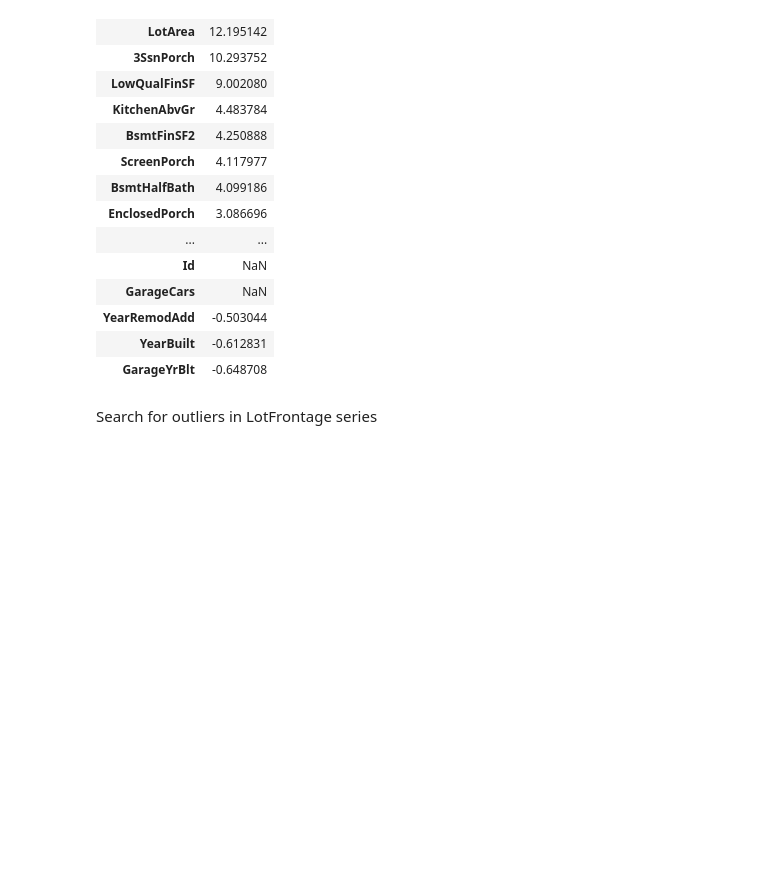
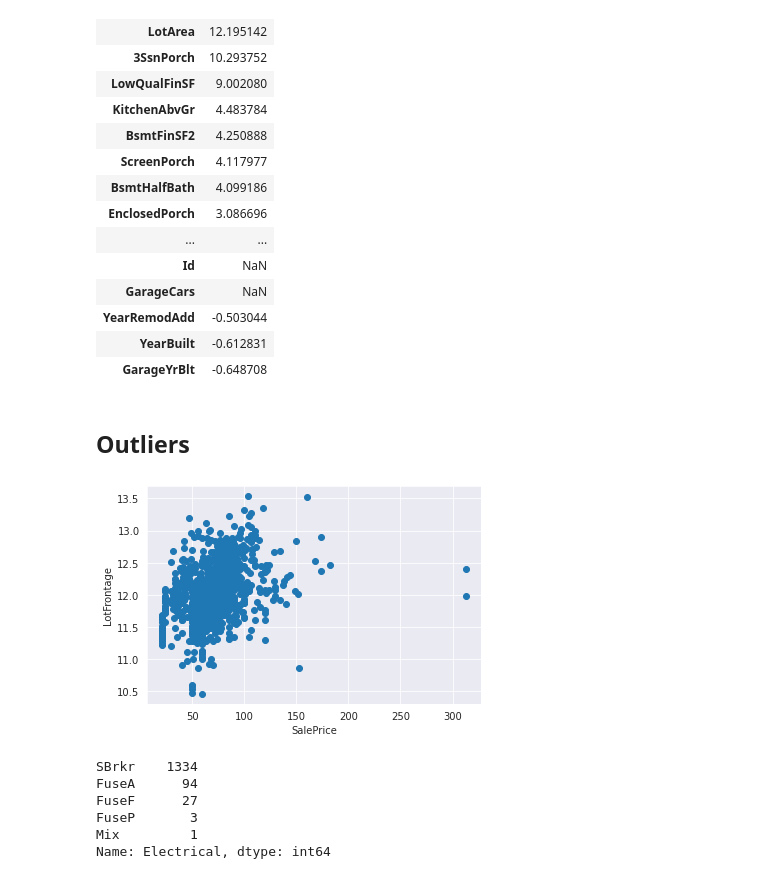
Before and after one commit to wrzdylan/HousingPrice, a Jupyter notebook: data_processing.ipynb, the cells around one changed output. Drawn from its saved outputs; the diff is of its cells as text; code cells hidden in the pictures; blank space fills up the shorter version.

Commit message:
add outliers data processing

```diff
--- a/data_processing.ipynb
+++ b/data_processing.ipynb
@@ -199,11 +199,22 @@ There are 38 skewed numerical features to Box Cox transform
 | YearRemodAdd | -0.503044 |
 | YearBuilt | -0.612831 |
 | GarageYrBlt | -0.648708 |
-# %% [markdown]
-Search for outliers in LotFrontage series
+# %% [markdown]
+## Outliers
 # %%
-# plt.scatter(df['LotFrontage'], df['SalePrice'])
-# plt.xlabel('SalePrice')
-# plt.ylabel('LotFrontage');
+# Search for outliers in LotFrontage series
+
+plt.scatter(df['LotFrontage'], df['SalePrice'])
+plt.xlabel('SalePrice')
+plt.ylabel('LotFrontage');
+# %% [output]
+[figure, added]
 # %%
-# df.Electrical.value_counts()
+df.Electrical.value_counts()
+# %% [output]
+SBrkr    1334
+FuseA      94
+FuseF      27
+FuseP       3
+Mix         1
+Name: Electrical, dtype: int64
```
Also changed, not shown: parts of 2 cells of this notebook.
